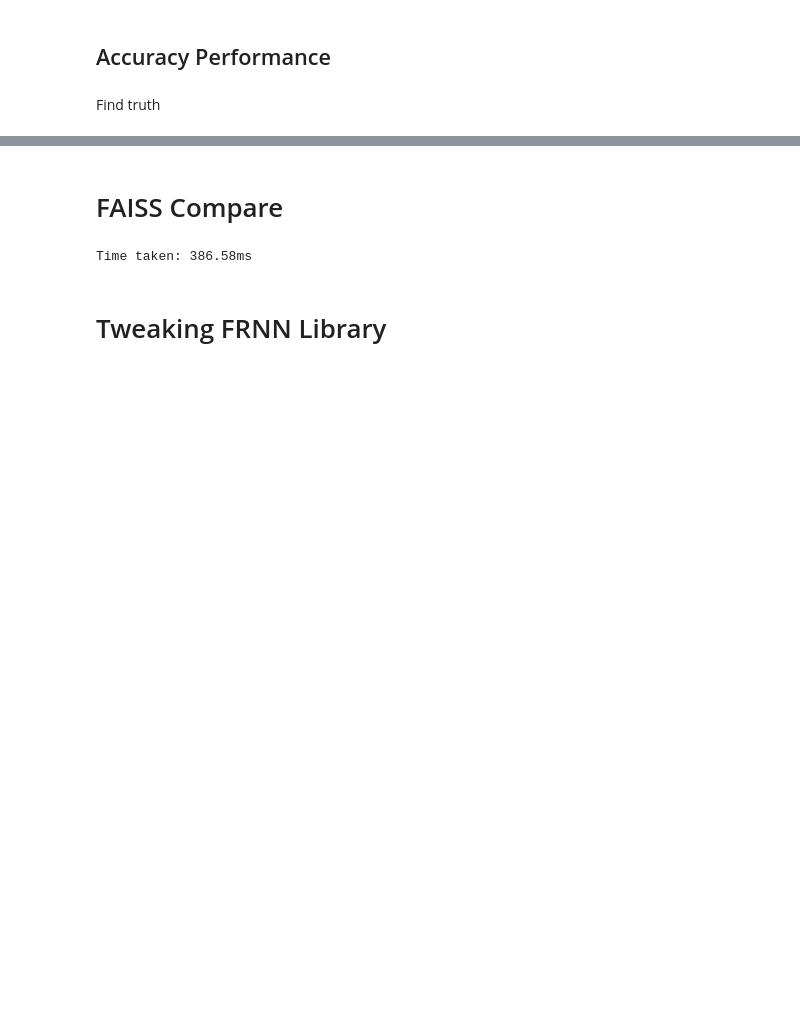
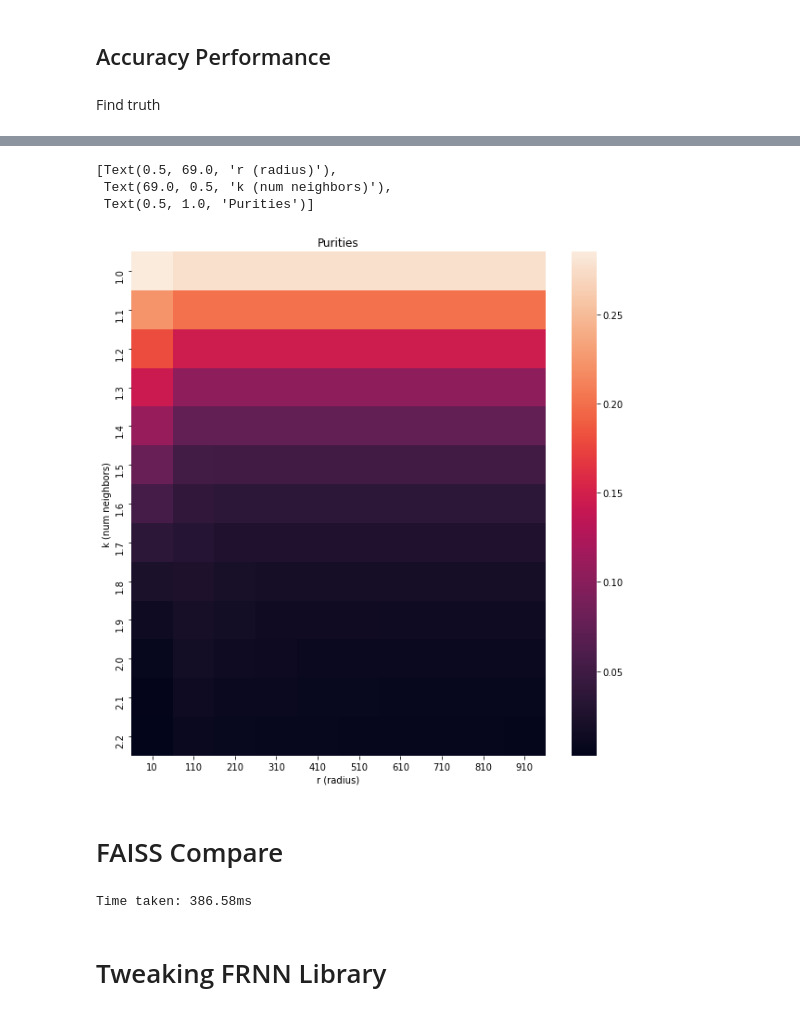
Before and after one commit to murnanedaniel/end-to-end, a Jupyter notebook: notebooks/GridSearch/4-FRNN-TweakedKNN.ipynb, the cells around one changed output, grey strips where cells are left out. Cells and saved outputs as stored; diff of their text form; code cells hidden in the pictures; blank space fills up the shorter version.

```diff
--- a/notebooks/GridSearch/4-FRNN-TweakedKNN.ipynb
+++ b/notebooks/GridSearch/4-FRNN-TweakedKNN.ipynb
@@ -168,3 +296,12 @@ Efficiency: 0.9823640584945679, Purity: 0.010063880123198032
+# %%
+plt.figure(figsize=(10,10))
+ax =sns.heatmap(purs, xticklabels = K_list, yticklabels = np.around(r_list, 1))
+ax.set(xlabel='r (radius)', ylabel='k (num neighbors)', title="Purities")
+# %% [output]
+[Text(0.5, 69.0, 'r (radius)'),
+ Text(69.0, 0.5, 'k (num neighbors)'),
+ Text(0.5, 1.0, 'Purities')]
+[figure, added]
 # %% [markdown]
 # FAISS Compare
 # %%
```
Also changed, not shown: parts of 17 cells of this notebook, 1 other file.
